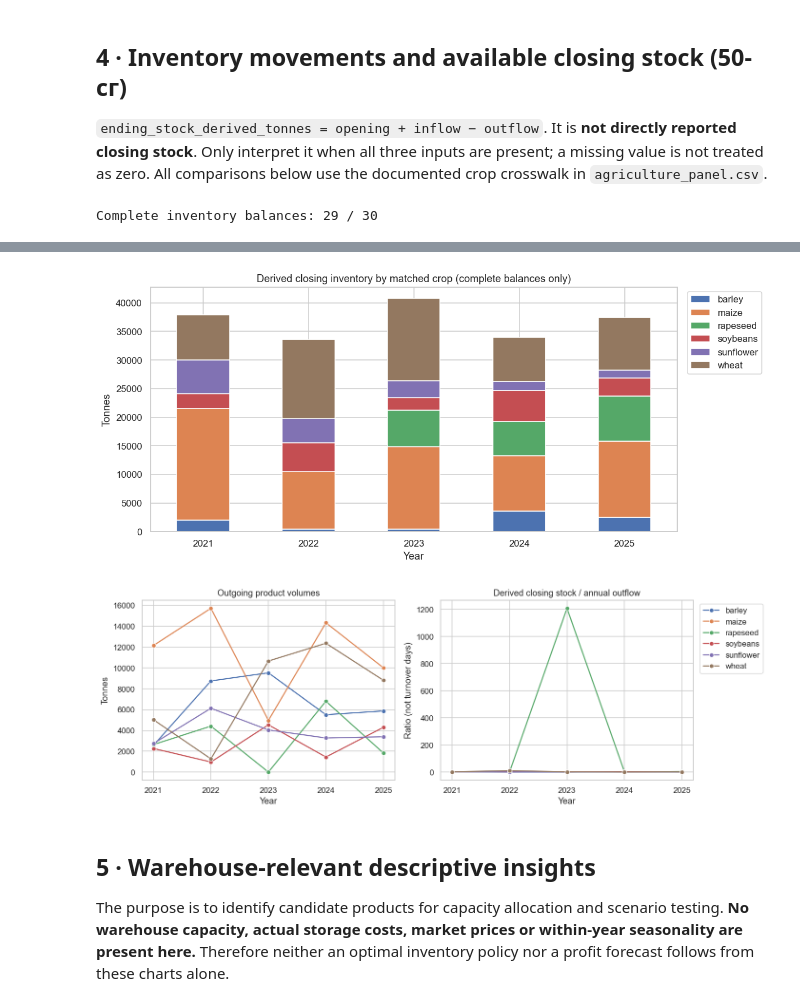
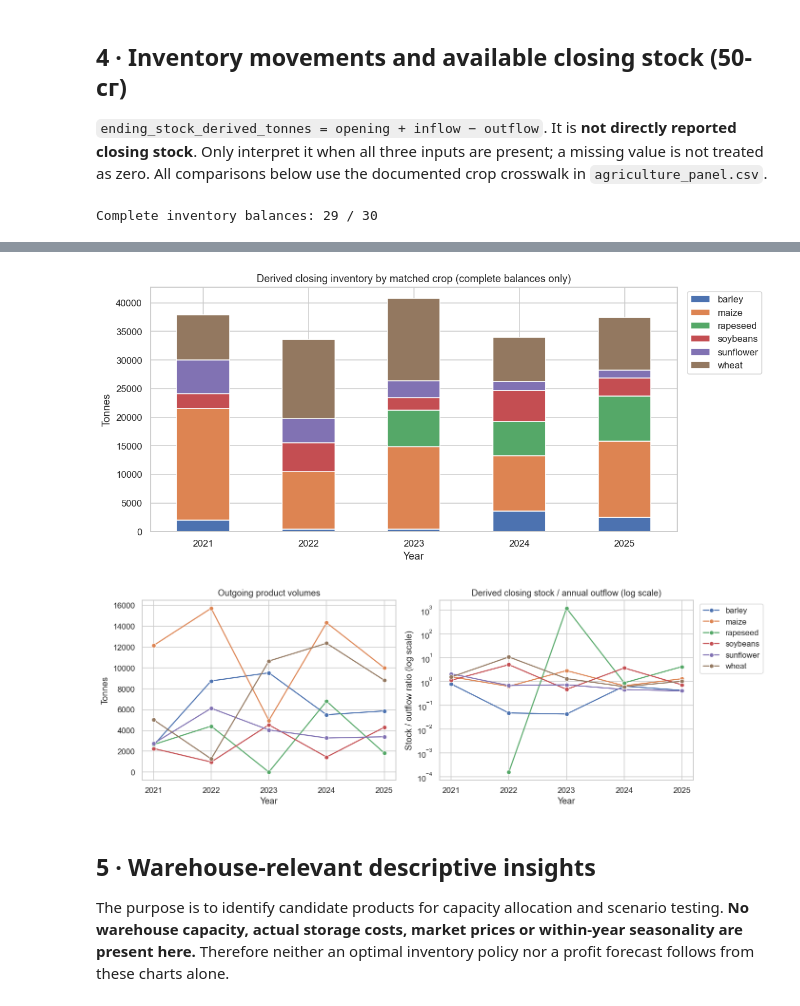
Before and after one commit to dasha-pn/forecasting-and-decision-optimization, a Jupyter notebook: notebooks/03_agriculture_eda.ipynb, the cells around one changed output, grey strips where cells are left out. Saved outputs shown, nothing was run; the diff lists cells and outputs as text; code cells hidden in the pictures.

Commit message:
Improve inventory ratio visualization with log scale

```diff
--- a/notebooks/03_agriculture_eda.ipynb
+++ b/notebooks/03_agriculture_eda.ipynb
@@ -242,37 +242,59 @@ ending = stock.pivot(index="year", columns="crop", values="ending_stock_derived_
 ax=ending.plot(kind="bar", stacked=True, figsize=(11, 5))
 ax.set(title="Derived closing inventory by matched crop (complete balances only)", xlabel="Year", ylabel="Tonnes")
 plt.xticks(rotation=0); ax.legend(bbox_to_anchor=(1.01, 1), loc="upper left")
 plt.tight_layout(); ax.figure.savefig(OUTPUT / "06_closing_stocks.png", bbox_inches="tight"); plt.show()
 
 fig, axes = plt.subplots(1, 2, figsize=(13, 4.5))
 sns.lineplot(data=stock, x="year", y="outflow_tonnes", hue="crop", marker="o", ax=axes[0], legend=False)
 axes[0].set(title="Outgoing product volumes", ylabel="Tonnes", xlabel="Year")
-sns.lineplot(data=stock, x="year", y="stock_outflow_ratio", hue="crop", marker="o", ax=axes[1])
-axes[1].set(title="Derived closing stock / annual outflow", ylabel="Ratio (not turnover days)", xlabel="Year")
-axes[1].legend(bbox_to_anchor=(1.01, 1), loc="upper left")
+
+
+sns.lineplot(
+    data=stock,
+    x="year",
+    y="stock_outflow_ratio",
+    hue="crop",
+    marker="o",
+    ax=axes[1]
+)
+
+axes[1].set_yscale("log")
+
+axes[1].set(
+    title="Derived closing stock / annual outflow (log scale)",
+    ylabel="Stock / outflow ratio (log scale)",
+    xlabel="Year"
+)
+
+axes[1].legend(
+    bbox_to_anchor=(1.01, 1),
+    loc="upper left"
+)
+
+
 for ax in axes: ax.set_xticks(sorted(stock.year.unique()))
 plt.tight_layout(); fig.savefig(OUTPUT / "07_inventory_outflows_and_ratio.png", bbox_inches="tight"); plt.show()
 # %% [output]
 Complete inventory balances: 29 / 30
 |  | year | crop | opening_stock_tonnes | inflow_tonnes | outflow_tonnes | ending_stock_derived_tonnes | ... |
 | 0 | 2021 | barley | 717.7 | 3899.5 | 2566.5 | 2050.7 | ... |
 | 1 | 2021 | maize | 11732.6 | 19928.0 | 12154.6 | 19506.0 | ... |
 | 2 | 2021 | rapeseed | NaN | 2651.2 | 2644.5 | NaN | ... |
 | 3 | 2021 | soybeans | 2238.6 | 2618.9 | 2271.0 | 2586.5 | ... |
 | 4 | 2021 | sunflower | 1672.8 | 6929.6 | 2741.2 | 5861.2 | ... |
 | 5 | 2021 | wheat | 4146.9 | 8765.4 | 5029.0 | 7883.3 | ... |
 | 6 | 2022 | barley | 2050.7 | 7127.1 | 8755.2 | 422.6 | ... |
 | 7 | 2022 | maize | 19506.0 | 6256.2 | 15724.1 | 10038.1 | ... |
 | 8 | 2022 | rapeseed | 6.7 | 4407.8 | 4413.8 | 0.7 | ... |
 | 9 | 2022 | soybeans | 2586.5 | 3449.0 | 973.9 | 5061.6 | ... |
 | ... | ... | ... | ... | ... | ... | ... | ... |
 | 15 | 2023 | soybeans | 5061.6 | 1629.6 | 4540.1 | 2151.1 | ... |
 | 16 | 2023 | sunflower | 4228.4 | 2825.3 | 4047.7 | 3006.0 | ... |
 | 17 | 2023 | wheat | 13861.0 | 11120.3 | 10662.9 | 14318.4 | ... |
 | 18 | 2024 | barley | 414.2 | 8670.3 | 5508.5 | 3576.0 | ... |
 | 19 | 2024 | maize | 14425.5 | 9547.1 | 14334.6 | 9638.0 | ... |
 [figure]
-[figure, old version]
+[figure, new version]
 # %% [markdown]
 ## 5 · Warehouse-relevant descriptive insights
 
```
Also changed, not shown: 1 other file.
